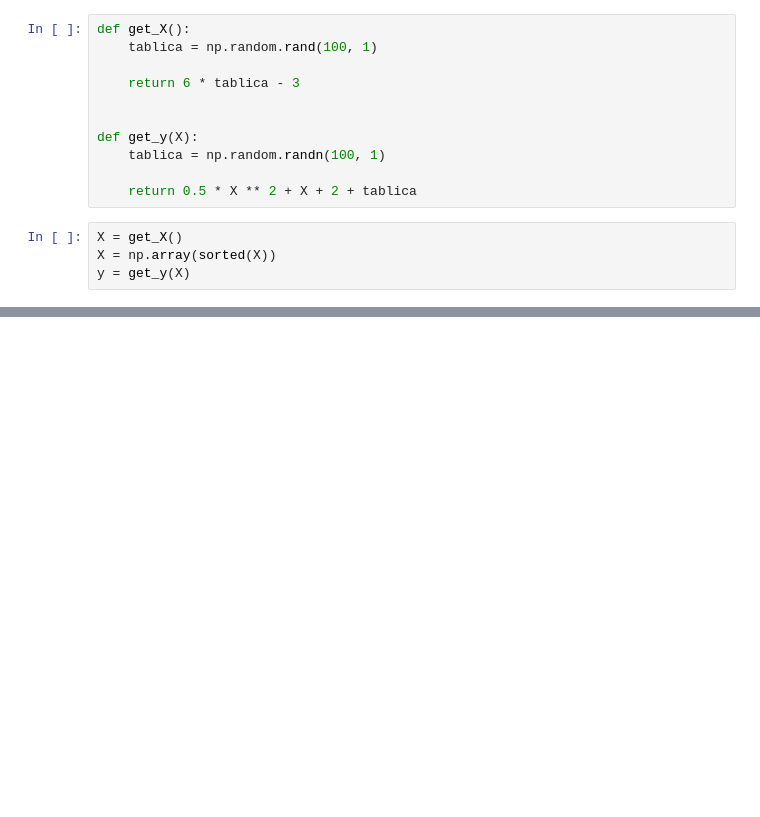
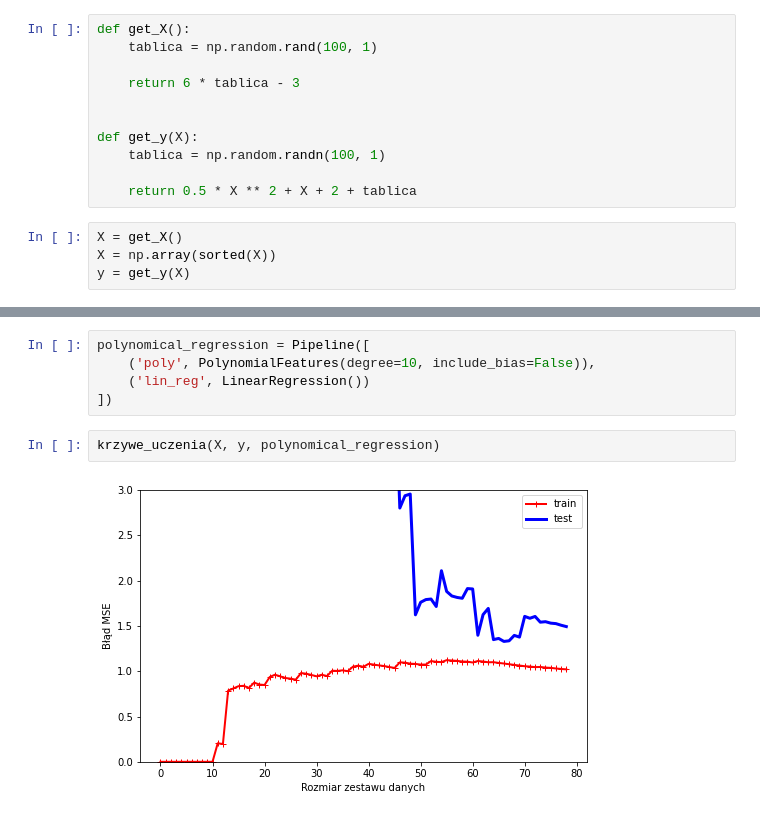
Before and after one commit to jedrzejd/Machine_Learning_Algorithms, a Jupyter notebook: Krzywe uczenia.ipynb, the cells around one changed output, grey strips where cells are left out. Saved outputs shown, nothing was run; the diff lists cells and outputs as text; blank space fills up the shorter version.

```diff
--- a/Krzywe uczenia.ipynb
+++ b/Krzywe uczenia.ipynb
@@ -55,0 +66,9 @@ krzywe_uczenia(X, y, lin_reg)
+# %%
+polynomical_regression = Pipeline([
+    ('poly', PolynomialFeatures(degree=10, include_bias=False)),
+    ('lin_reg', LinearRegression())
+])
+# %%
+krzywe_uczenia(X, y, polynomical_regression)
+# %% [output]
+[figure, added]
```
Also changed, not shown: parts of 4 cells of this notebook.
